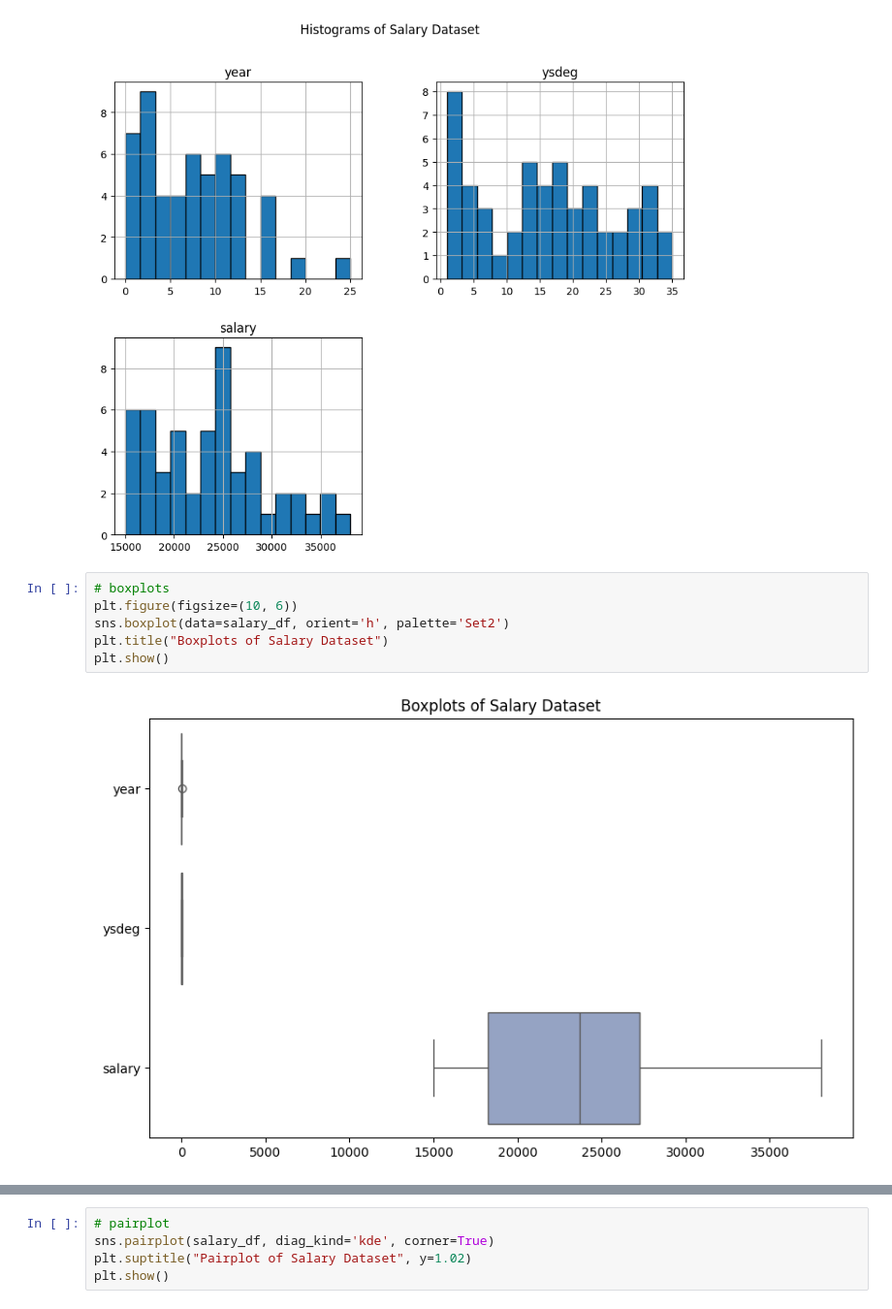
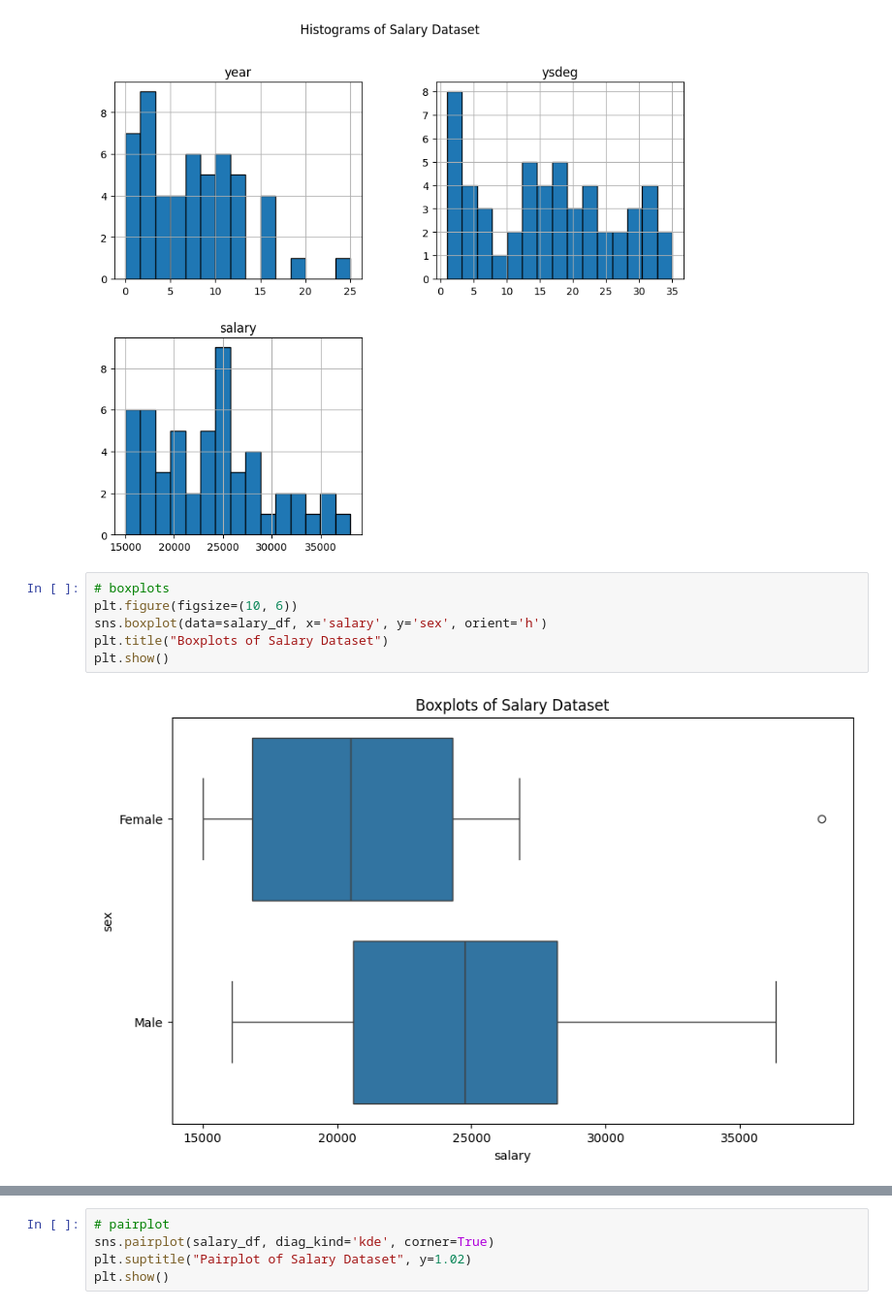
Before and after one commit to channreaksmey/statistical-modeling-tp, a Jupyter notebook: TP3/notebook.ipynb, the cells around one changed output, grey strips where cells are left out. Shown at 97% size. Cells and saved outputs as stored; diff of their text form.

```diff
--- a/TP3/notebook.ipynb
+++ b/TP3/notebook.ipynb
@@ -87,8 +87,8 @@ plt.show()
 # %%
 # boxplots
 plt.figure(figsize=(10, 6))
-sns.boxplot(data=salary_df, orient='h', palette='Set2')
+sns.boxplot(data=salary_df, x='salary', y='sex', orient='h')
 plt.title("Boxplots of Salary Dataset")
 plt.show()
 # %% [output]
-[figure, old version]
+[figure, new version]
```
Also changed, not shown: parts of 2 cells of this notebook, 3 other files.
